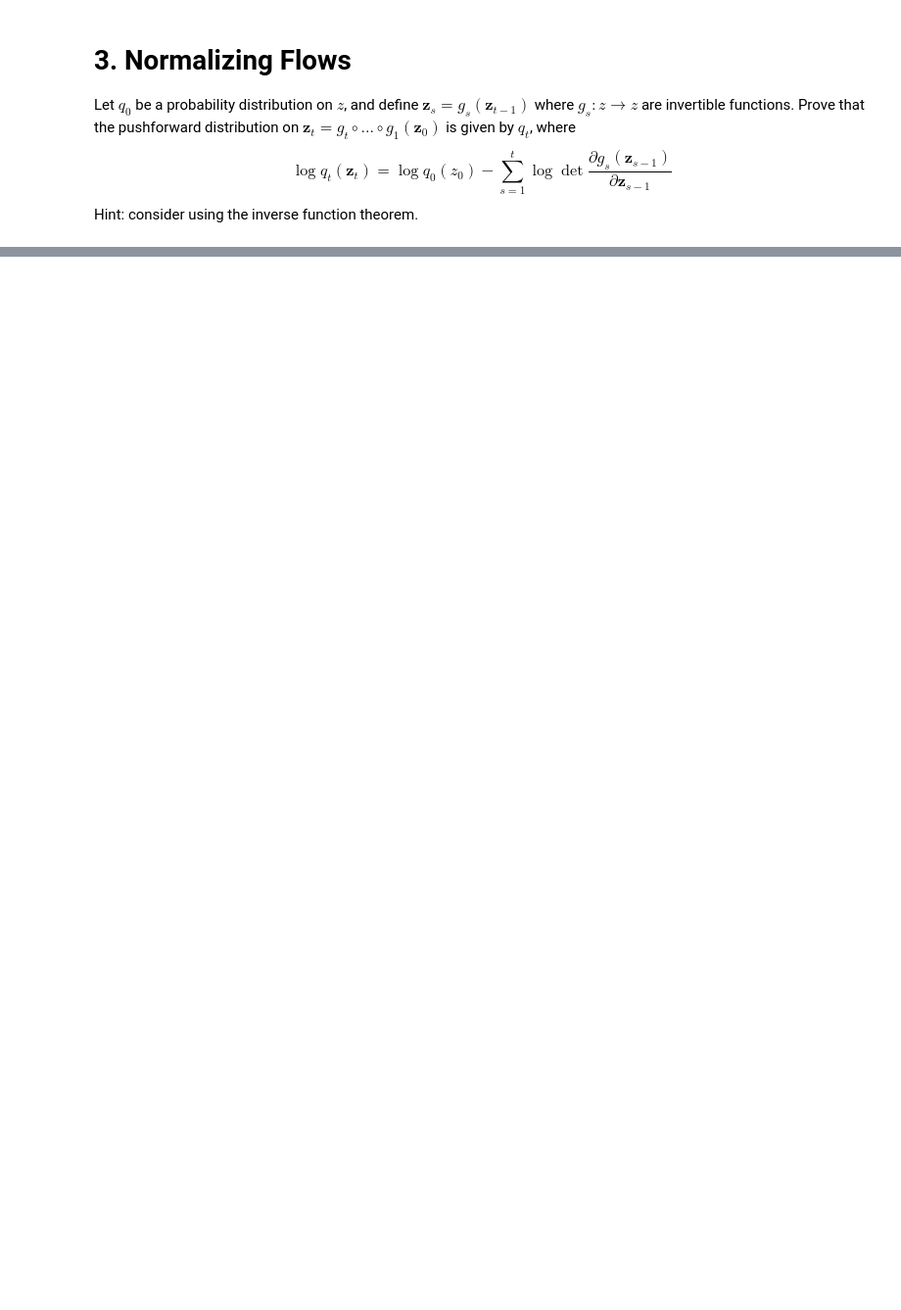
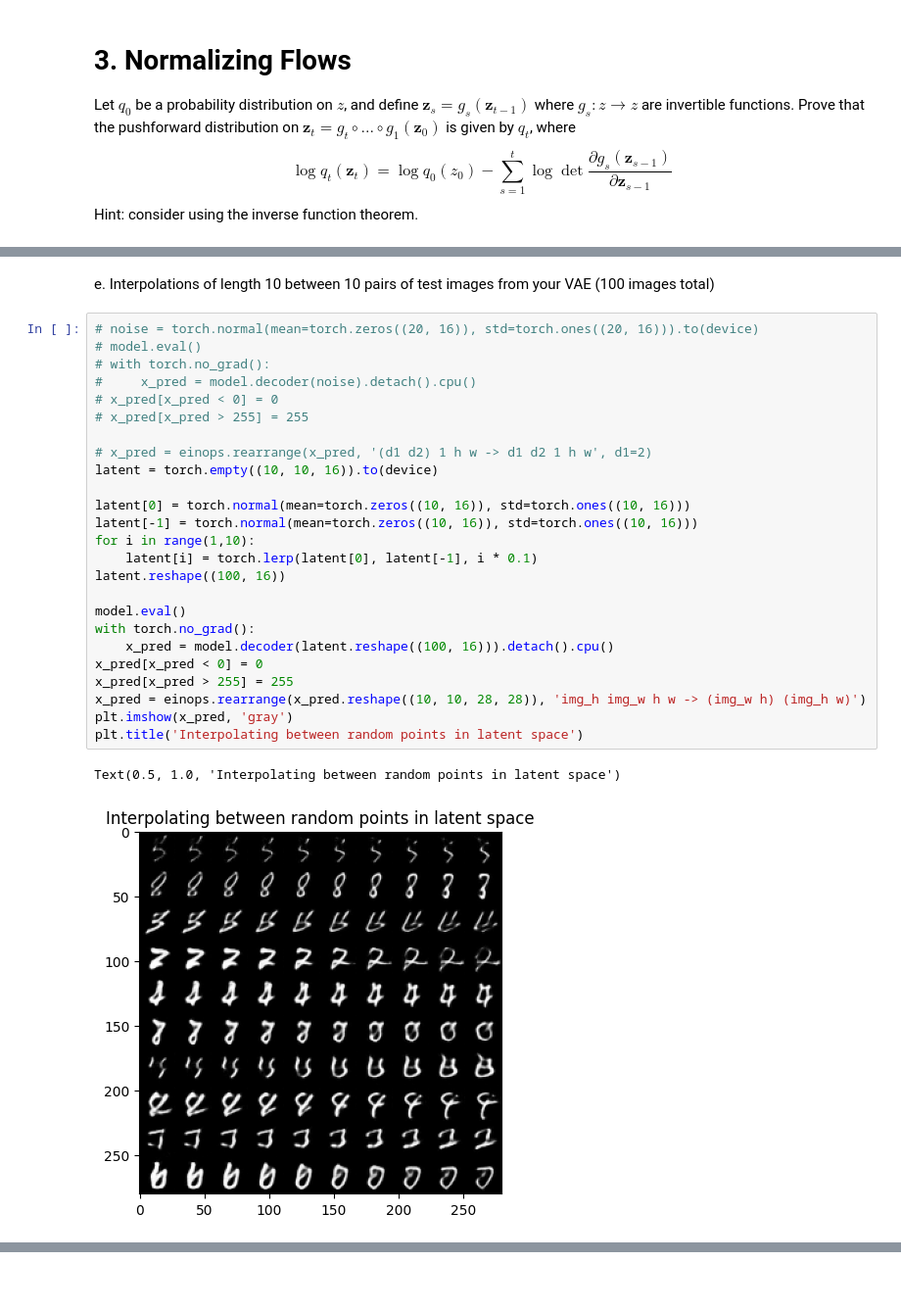
Before and after one commit to asy51/deepgenmodels, a Jupyter notebook: hw1.ipynb, the cells around one changed output, grey strips where cells are left out. Shown at 98% size. Saved outputs shown, nothing was run; the diff lists cells and outputs as text; blank space fills up the shorter version.

```diff
--- a/hw1.ipynb
+++ b/hw1.ipynb
@@ -98,0 +336,30 @@ architecture below suffices.
+# %% [markdown]
+e. Interpolations of length 10 between 10 pairs of test images from your VAE (100 images total)
+# %%
+# noise = torch.normal(mean=torch.zeros((20, 16)), std=torch.ones((20, 16))).to(device)
+# model.eval()
+# with torch.no_grad():
+#     x_pred = model.decoder(noise).detach().cpu()
+# x_pred[x_pred < 0] = 0
+# x_pred[x_pred > 255] = 255
+
+# x_pred = einops.rearrange(x_pred, '(d1 d2) 1 h w -> d1 d2 1 h w', d1=2)
+latent = torch.empty((10, 10, 16)).to(device)
+
+latent[0] = torch.normal(mean=torch.zeros((10, 16)), std=torch.ones((10, 16)))
+latent[-1] = torch.normal(mean=torch.zeros((10, 16)), std=torch.ones((10, 16)))
+for i in range(1,10):
+    latent[i] = torch.lerp(latent[0], latent[-1], i * 0.1)
+latent.reshape((100, 16))
+
+model.eval()
+with torch.no_grad():
+    x_pred = model.decoder(latent.reshape((100, 16))).detach().cpu()
+x_pred[x_pred < 0] = 0
+x_pred[x_pred > 255] = 255
+x_pred = einops.rearrange(x_pred.reshape((10, 10, 28, 28)), 'img_h img_w h w -> (img_w h) (img_h w)')
+plt.imshow(x_pred, 'gray')
+plt.title('Interpolating between random points in latent space')
+# %% [output]
+Text(0.5, 1.0, 'Interpolating between random points in latent space')
+[figure, added]
```
Also changed, not shown: parts of 25 cells of this notebook, 9 other files.
